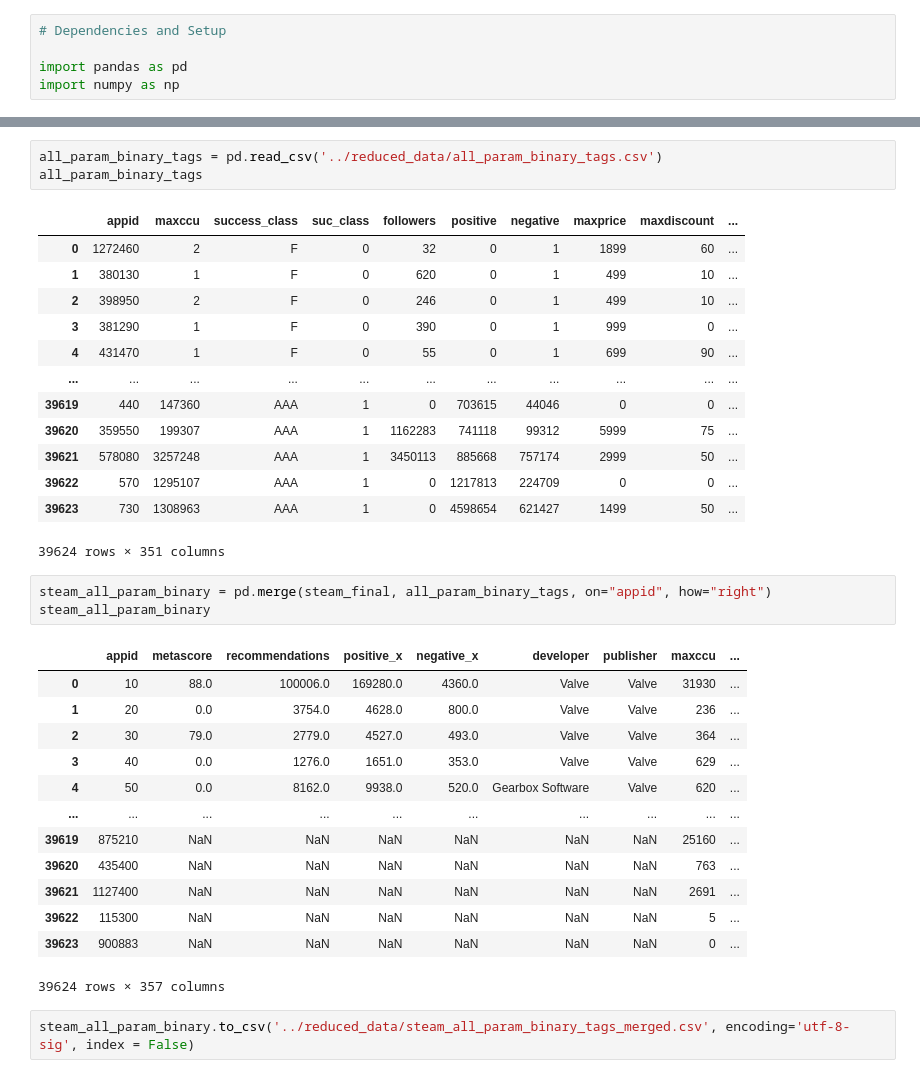
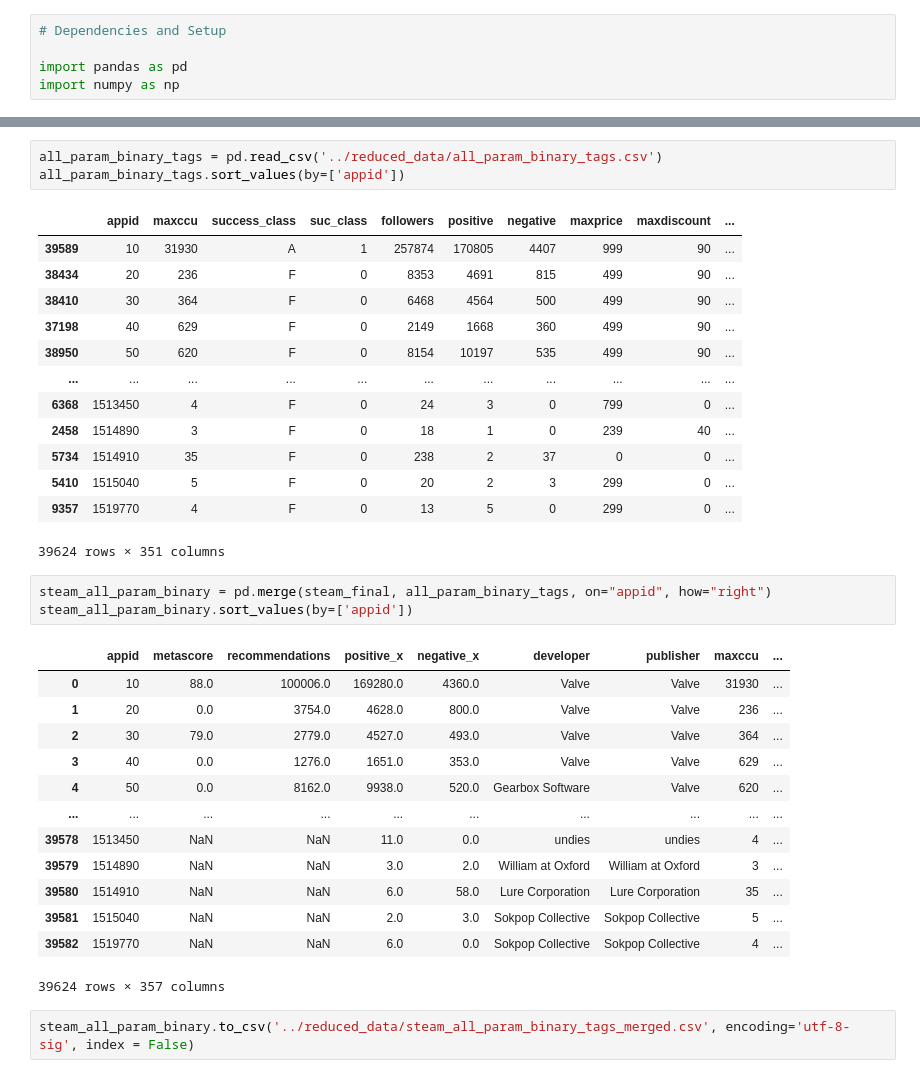
Before and after one commit to cbragg3136/Final_Project-Gaming_ML, a Jupyter notebook: Jupiter Notebooks/all_param_merge.ipynb, the cells around one changed output, grey strips where cells are left out. Cells and saved outputs as stored; diff of their text form.

```diff
--- a/Jupiter Notebooks/all_param_merge.ipynb
+++ b/Jupiter Notebooks/all_param_merge.ipynb
@@ -24,23 +24,23 @@ steam_final
 # %%
 all_param_binary_tags = pd.read_csv('../reduced_data/all_param_binary_tags.csv')
-all_param_binary_tags
+all_param_binary_tags.sort_values(by=['appid'])
 # %% [output]
 |  | appid | maxccu | success_class | suc_class | followers | positive | negative | maxprice | maxdiscount | ... |
-| 0 | 1272460 | 2 | F | 0 | 32 | 0 | 1 | 1899 | 60 | ... |
-| 1 | 380130 | 1 | F | 0 | 620 | 0 | 1 | 499 | 10 | ... |
-| 2 | 398950 | 2 | F | 0 | 246 | 0 | 1 | 499 | 10 | ... |
-| 3 | 381290 | 1 | F | 0 | 390 | 0 | 1 | 999 | 0 | ... |
-| 4 | 431470 | 1 | F | 0 | 55 | 0 | 1 | 699 | 90 | ... |
+| 39589 | 10 | 31930 | A | 1 | 257874 | 170805 | 4407 | 999 | 90 | ... |
+| 38434 | 20 | 236 | F | 0 | 8353 | 4691 | 815 | 499 | 90 | ... |
+| 38410 | 30 | 364 | F | 0 | 6468 | 4564 | 500 | 499 | 90 | ... |
+| 37198 | 40 | 629 | F | 0 | 2149 | 1668 | 360 | 499 | 90 | ... |
+| 38950 | 50 | 620 | F | 0 | 8154 | 10197 | 535 | 499 | 90 | ... |
 | ... | ... | ... | ... | ... | ... | ... | ... | ... | ... | ... |
-| 39619 | 440 | 147360 | AAA | 1 | 0 | 703615 | 44046 | 0 | 0 | ... |
-| 39620 | 359550 | 199307 | AAA | 1 | 1162283 | 741118 | 99312 | 5999 | 75 | ... |
-| 39621 | 578080 | 3257248 | AAA | 1 | 3450113 | 885668 | 757174 | 2999 | 50 | ... |
-| 39622 | 570 | 1295107 | AAA | 1 | 0 | 1217813 | 224709 | 0 | 0 | ... |
-| 39623 | 730 | 1308963 | AAA | 1 | 0 | 4598654 | 621427 | 1499 | 50 | ... |
+| 6368 | 1513450 | 4 | F | 0 | 24 | 3 | 0 | 799 | 0 | ... |
+| 2458 | 1514890 | 3 | F | 0 | 18 | 1 | 0 | 239 | 40 | ... |
+| 5734 | 1514910 | 35 | F | 0 | 238 | 2 | 37 | 0 | 0 | ... |
+| 5410 | 1515040 | 5 | F | 0 | 20 | 2 | 3 | 299 | 0 | ... |
+| 9357 | 1519770 | 4 | F | 0 | 13 | 5 | 0 | 299 | 0 | ... |
 39624 rows × 351 columns
 # %%
 steam_all_param_binary = pd.merge(steam_final, all_param_binary_tags, on="appid", how="right")
-steam_all_param_binary
+steam_all_param_binary.sort_values(by=['appid'])
 # %% [output]
 |  | appid | metascore | recommendations | positive_x | negative_x | developer | publisher | maxccu | ... |
 | 0 | 10 | 88.0 | 100006.0 | 169280.0 | 4360.0 | Valve | Valve | 31930 | ... |
@@ -49,11 +49,11 @@ steam_all_param_binary
 | 3 | 40 | 0.0 | 1276.0 | 1651.0 | 353.0 | Valve | Valve | 629 | ... |
 | 4 | 50 | 0.0 | 8162.0 | 9938.0 | 520.0 | Gearbox Software | Valve | 620 | ... |
 | ... | ... | ... | ... | ... | ... | ... | ... | ... | ... |
-| 39619 | 875210 | NaN | NaN | NaN | NaN | NaN | NaN | 25160 | ... |
-| 39620 | 435400 | NaN | NaN | NaN | NaN | NaN | NaN | 763 | ... |
-| 39621 | 1127400 | NaN | NaN | NaN | NaN | NaN | NaN | 2691 | ... |
-| 39622 | 115300 | NaN | NaN | NaN | NaN | NaN | NaN | 5 | ... |
-| 39623 | 900883 | NaN | NaN | NaN | NaN | NaN | NaN | 0 | ... |
+| 39578 | 1513450 | NaN | NaN | 11.0 | 0.0 | undies | undies | 4 | ... |
+| 39579 | 1514890 | NaN | NaN | 3.0 | 2.0 | William at Oxford | William at Oxford | 3 | ... |
+| 39580 | 1514910 | NaN | NaN | 6.0 | 58.0 | Lure Corporation | Lure Corporation | 35 | ... |
+| 39581 | 1515040 | NaN | NaN | 2.0 | 3.0 | Sokpop Collective | Sokpop Collective | 5 | ... |
+| 39582 | 1519770 | NaN | NaN | 6.0 | 0.0 | Sokpop Collective | Sokpop Collective | 4 | ... |
 39624 rows × 357 columns
 # %%
 steam_all_param_binary.to_csv('../reduced_data/steam_all_param_binary_tags_merged.csv', encoding='utf-8-sig', index = False)
```
Also changed, not shown: parts of 2 cells of this notebook, 1 other file.
